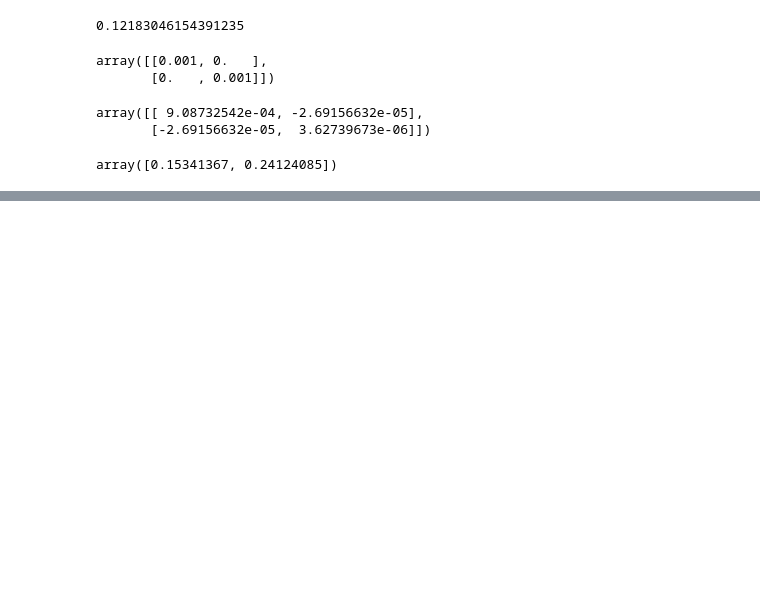
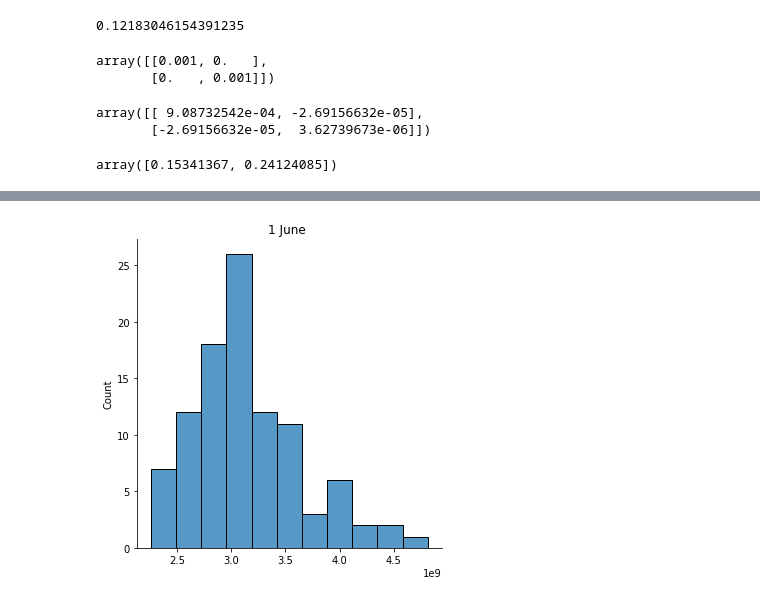
Before and after one commit to Rustemhak/advanced-ml, a Jupyter notebook: bayes_covid.ipynb, the cells around one changed output, grey strips where cells are left out. Cells and saved outputs as stored; diff of their text form; code cells hidden in the pictures; blank space fills up the shorter version.

```diff
--- a/bayes_covid.ipynb
+++ b/bayes_covid.ipynb
@@ -145,0 +171,5 @@ for w in my_w:
+# %%
+sns.displot(day_pred[:, 1]);
+plt.title("1 June ");
+# %% [output]
+[figure, added]
```
Also changed, not shown: parts of 24 cells of this notebook.
